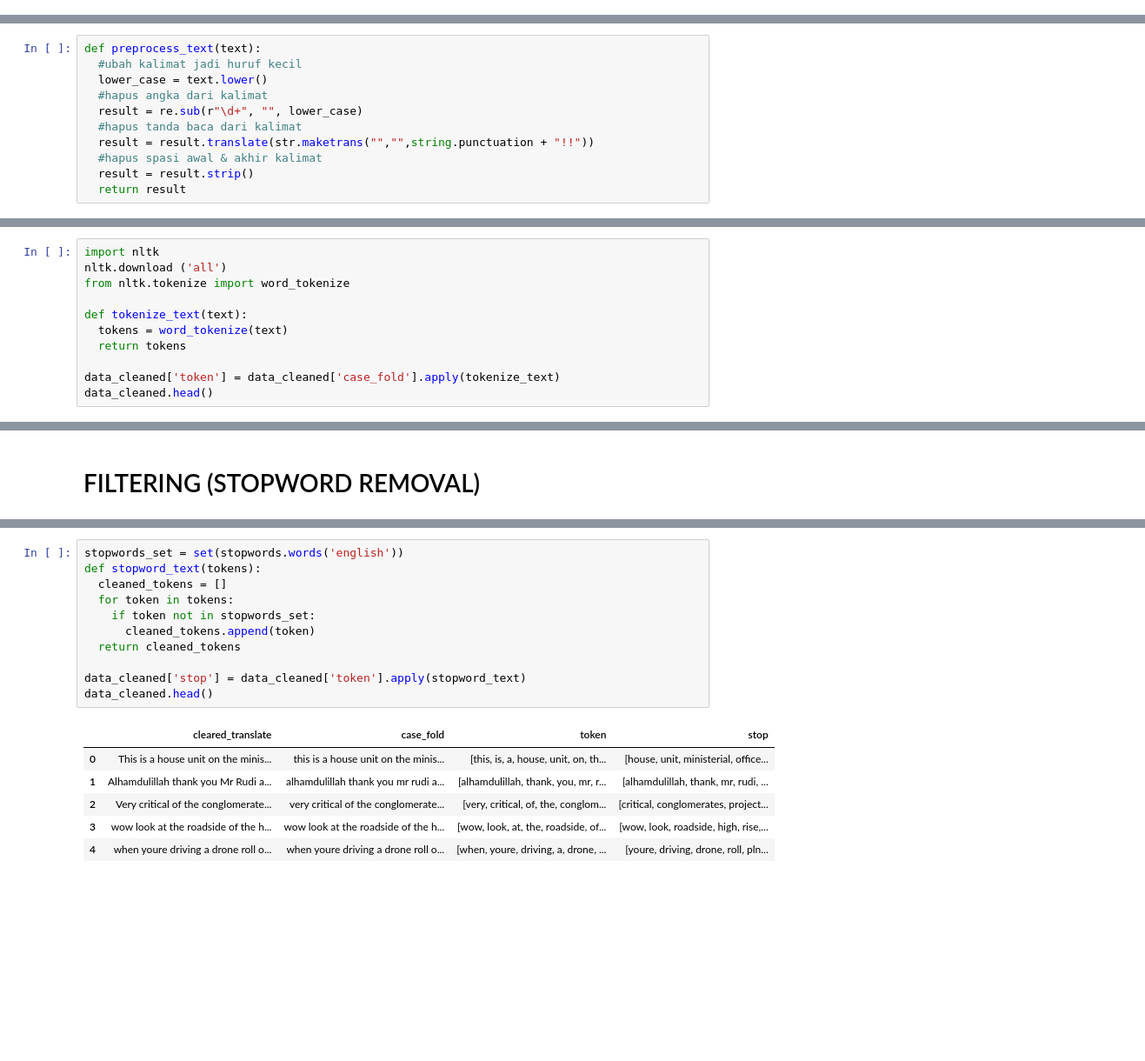
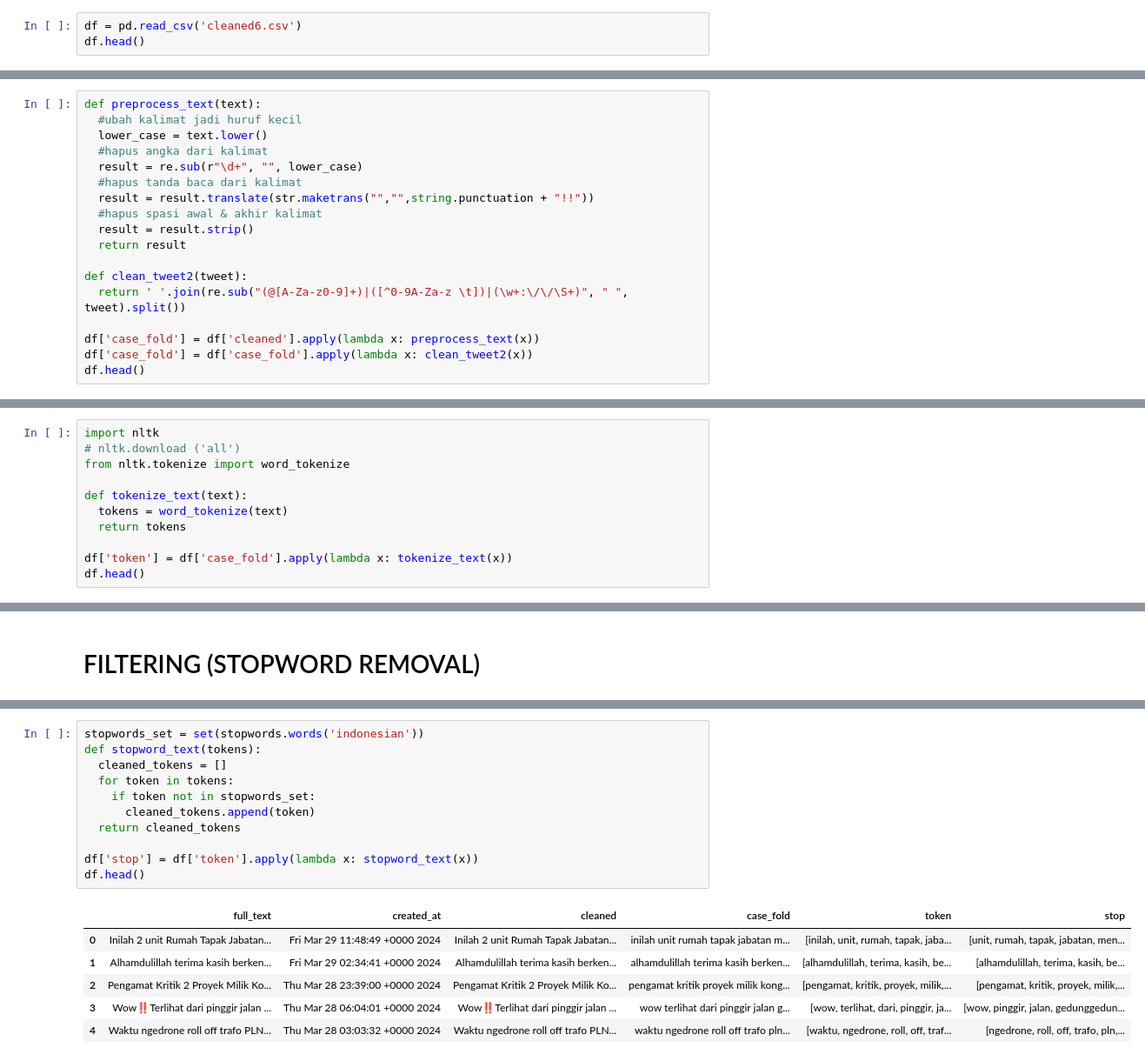
Before and after one commit to Rexyonist/Data-OPS, a Jupyter notebook: text-preprocessing.ipynb, the cells around one changed output, grey strips where cells are left out. Shown at 87% size. Drawn from its saved outputs; the diff is of its cells as text; blank space fills up the shorter version.

```diff
--- a/text-preprocessing.ipynb
+++ b/text-preprocessing.ipynb
@@ -118,0 +81,3 @@ data_cleaned
+# %%
+df = pd.read_csv('cleaned6.csv')
+df.head()
@@ -129,3 +101,10 @@ def preprocess_text(text):
   #hapus spasi awal & akhir kalimat
   result = result.strip()
   return result
+
+def clean_tweet2(tweet):
+  return ' '.join(re.sub("(@[A-Za-z0-9]+)|([^0-9A-Za-z \t])|(\w+:\/\/\S+)", " ", tweet).split())
+
+df['case_fold'] = df['cleaned'].apply(lambda x: preprocess_text(x))
+df['case_fold'] = df['case_fold'].apply(lambda x: clean_tweet2(x))
+df.head()
@@ -143,13 +119,13 @@ data_cleaned.head()
 # TOKENIZING
 # %%
 import nltk
-nltk.download ('all')
+# nltk.download ('all')
 from nltk.tokenize import word_tokenize
 
 def tokenize_text(text):
   tokens = word_tokenize(text)
   return tokens
 
-data_cleaned['token'] = data_cleaned['case_fold'].apply(tokenize_text)
-data_cleaned.head()
+df['token'] = df['case_fold'].apply(lambda x: tokenize_text(x))
+df.head()
 # %% [output]
@@ -191,19 +147,19 @@ print(stopwords.words('english'))
 # %%
-stopwords_set = set(stopwords.words('english'))
+stopwords_set = set(stopwords.words('indonesian'))
 def stopword_text(tokens):
   cleaned_tokens = []
   for token in tokens:
     if token not in stopwords_set:
       cleaned_tokens.append(token)
   return cleaned_tokens
 
-data_cleaned['stop'] = data_cleaned['token'].apply(stopword_text)
-data_cleaned.head()
+df['stop'] = df['token'].apply(lambda x: stopword_text(x))
+df.head()
 # %% [output]
-|  | cleared_translate | case_fold | token | stop |
-| 0 | This is a house unit on the minis... | this is a house unit on the minis... | [this, is, a, house, unit, on, th... | [house, unit, ministerial, office... |
-| 1 | Alhamdulillah thank you Mr Rudi a... | alhamdulillah thank you mr rudi a... | [alhamdulillah, thank, you, mr, r... | [alhamdulillah, thank, mr, rudi, ... |
-| 2 | Very critical of the conglomerate... | very critical of the conglomerate... | [very, critical, of, the, conglom... | [critical, conglomerates, project... |
-| 3 | wow look at the roadside of the h... | wow look at the roadside of the h... | [wow, look, at, the, roadside, of... | [wow, look, roadside, high, rise,... |
-| 4 | when youre driving a drone roll o... | when youre driving a drone roll o... | [when, youre, driving, a, drone, ... | [youre, driving, drone, roll, pln... |
+|  | full_text | created_at | cleaned | case_fold | token | stop |
+| 0 | Inilah 2 unit Rumah Tapak Jabatan... | Fri Mar 29 11:48:49 +0000 2024 | Inilah 2 unit Rumah Tapak Jabatan... | inilah unit rumah tapak jabatan m... | [inilah, unit, rumah, tapak, jaba... | [unit, rumah, tapak, jabatan, men... |
+| 1 | Alhamdulillah terima kasih berken... | Fri Mar 29 02:34:41 +0000 2024 | Alhamdulillah terima kasih berken... | alhamdulillah terima kasih berken... | [alhamdulillah, terima, kasih, be... | [alhamdulillah, terima, kasih, be... |
+| 2 | Pengamat Kritik 2 Proyek Milik Ko... | Thu Mar 28 23:39:00 +0000 2024 | Pengamat Kritik 2 Proyek Milik Ko... | pengamat kritik proyek milik kong... | [pengamat, kritik, proyek, milik,... | [pengamat, kritik, proyek, milik,... |
+| 3 | Wow‼️Terlihat dari pinggir jalan ... | Thu Mar 28 06:04:01 +0000 2024 | Wow‼️Terlihat dari pinggir jalan ... | wow terlihat dari pinggir jalan g... | [wow, terlihat, dari, pinggir, ja... | [wow, pinggir, jalan, gedunggedun... |
+| 4 | Waktu ngedrone roll off trafo PLN... | Thu Mar 28 03:03:32 +0000 2024 | Waktu ngedrone roll off trafo PLN... | waktu ngedrone roll off trafo pln... | [waktu, ngedrone, roll, off, traf... | [ngedrone, roll, off, trafo, pln,... |
 # %% [markdown]
```
Also changed, not shown: parts of 30 cells of this notebook, 27 other files.
